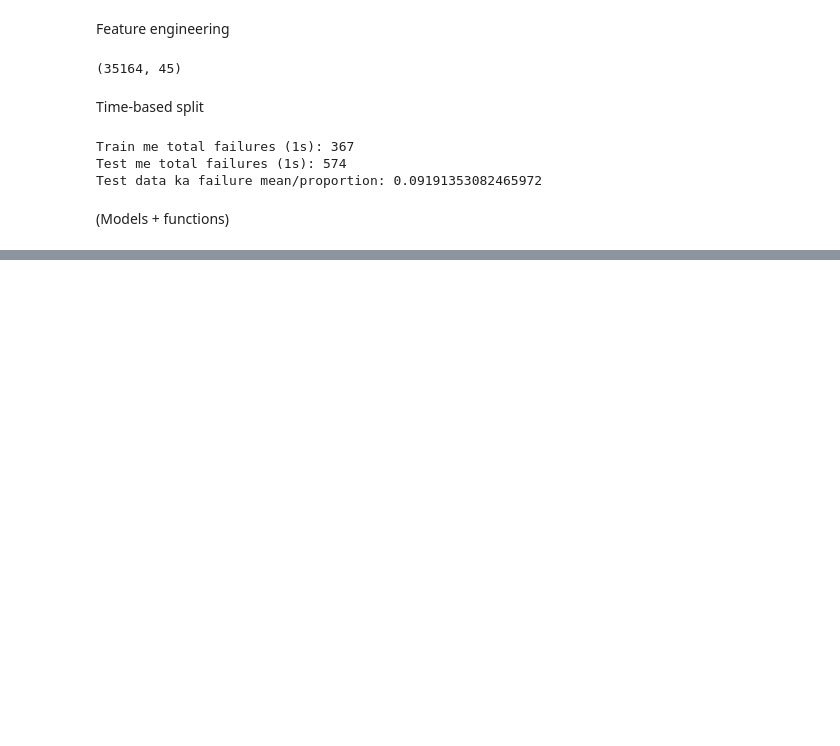
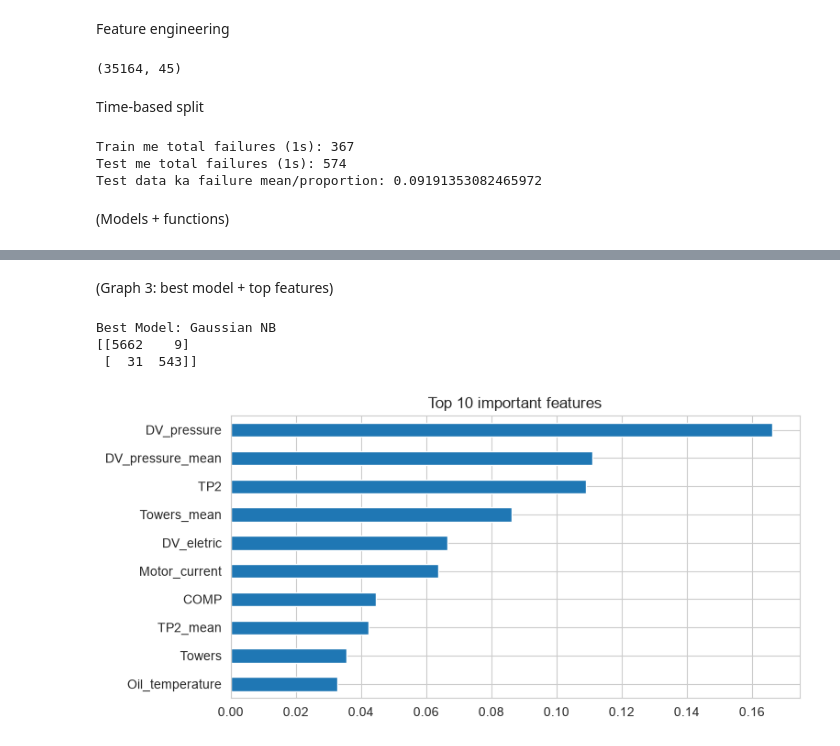
Before and after one commit to paramcgwala-crypto/param_pythonand_ml_turtle_graphic_proper_notation, a Jupyter notebook: basic_Tradition_programing_python/Ml_new_Project_omly_for_prctice/MetroPT3(AirCompressor).ipynb, the cells around one changed output, grey strips where cells are left out. Drawn from its saved outputs; the diff is of its cells as text; code cells hidden in the pictures; blank space fills up the shorter version.

```diff
--- a/basic_Tradition_programing_python/Ml_new_Project_omly_for_prctice/MetroPT3(AirCompressor).ipynb
+++ b/basic_Tradition_programing_python/Ml_new_Project_omly_for_prctice/MetroPT3(AirCompressor).ipynb
@@ -237,0 +265,14 @@ Name: F1, dtype: float64
+# %% [markdown]
+(Graph 3: best model + top features)
+# %%
+best = results.drop('K-Means (anomaly)')['F1'].idxmax()
+print('Best Model:',best)
+print(confusion_matrix(y_test, models[best].predict(X_test)))
+imp = pd.Series(models['Random Forest'].feature_importances_,index=X_train.columns).nlargest(10)
+imp.sort_values().plot(kind='barh',figsize=(8,4), title='Top 10 important features')
+plt.show()
+# %% [output]
+Best Model: Gaussian NB
+[[5662    9]
+ [  31  543]]
+[figure, added]
```
Also changed, not shown: parts of 11 cells of this notebook.
